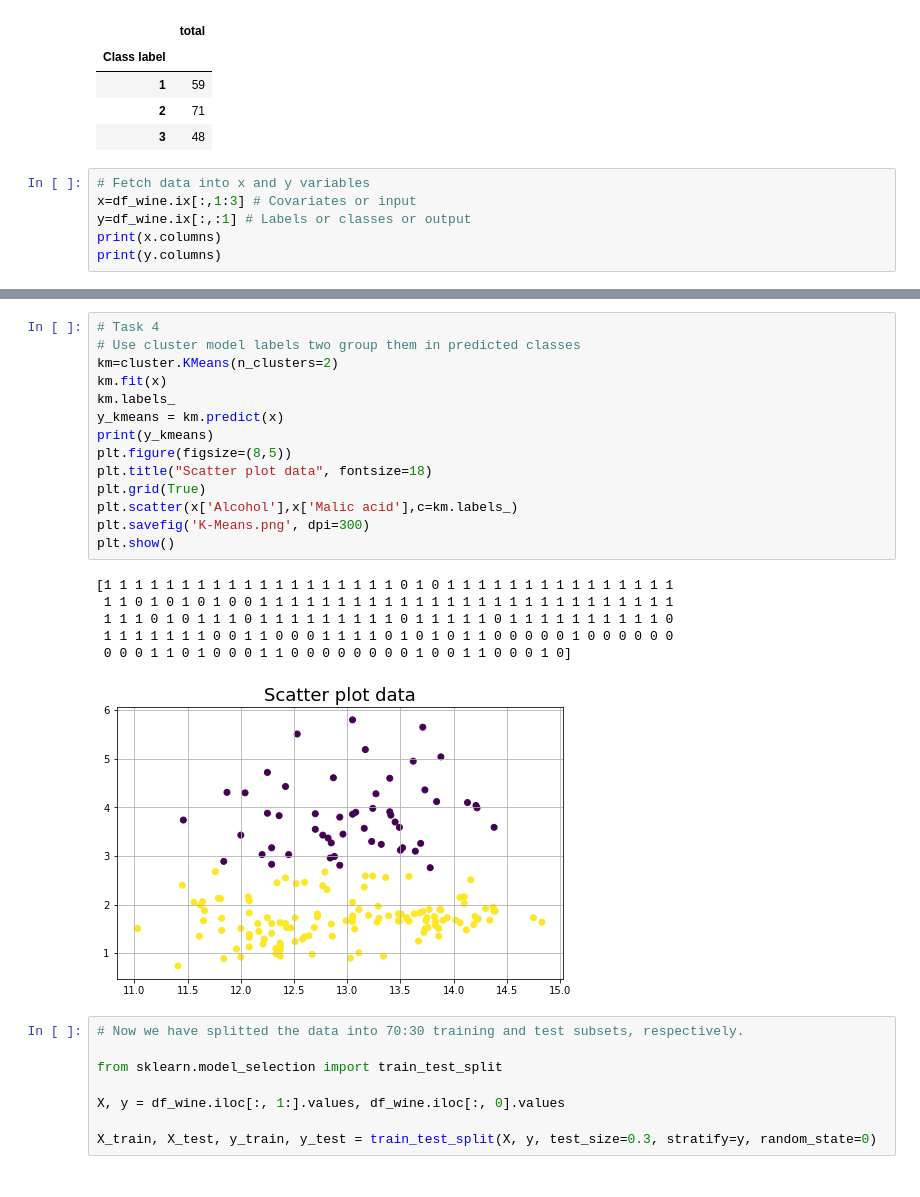
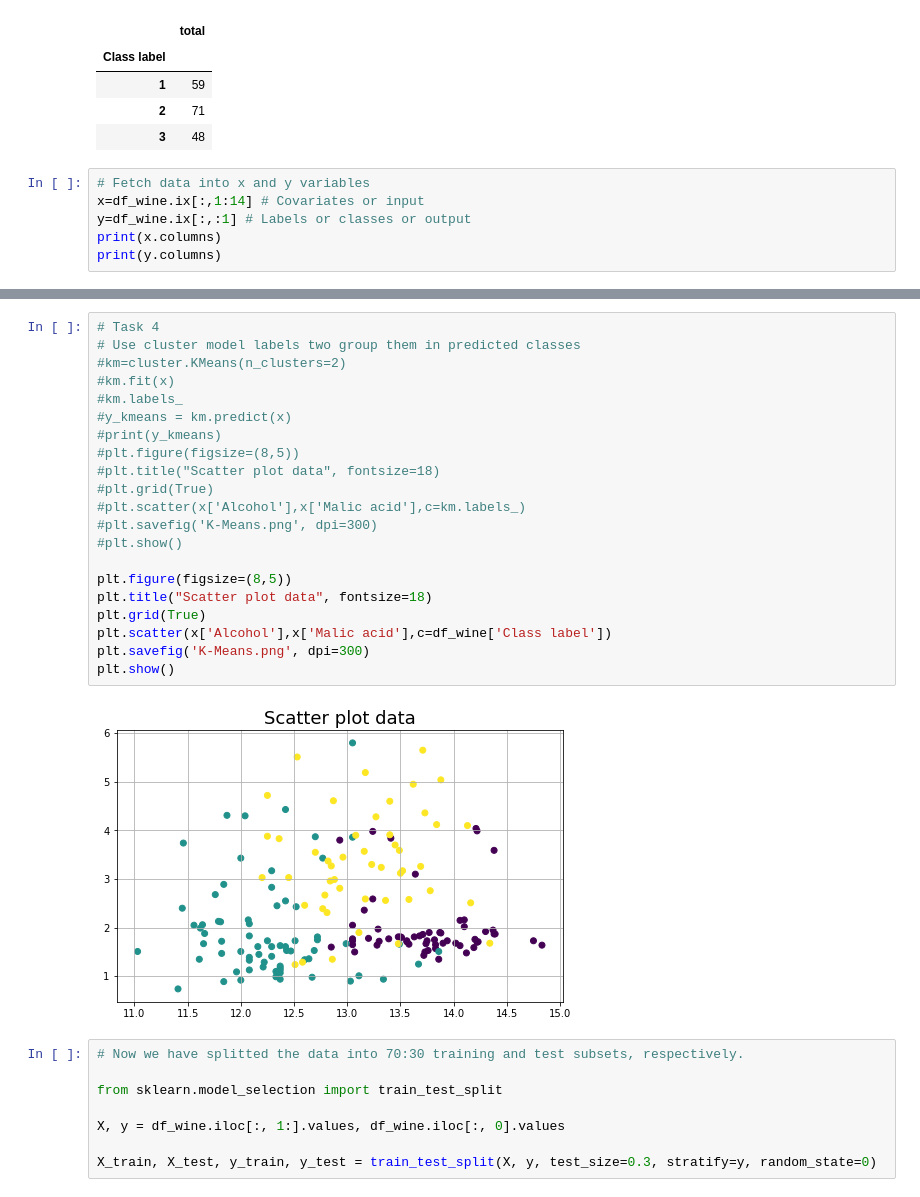
Before and after one commit to OnePassio/CE888, a Jupyter notebook: Lab3_Assignment.ipynb, the cells around one changed output, grey strips where cells are left out. Saved outputs shown, nothing was run; the diff lists cells and outputs as text.

```diff
--- a/Lab3_Assignment.ipynb
+++ b/Lab3_Assignment.ipynb
@@ -332,7 +332,7 @@ df1.groupby('Class label').count()
 | 3 | 48 |
 # %%
 # Fetch data into x and y variables
-x=df_wine.ix[:,1:3] # Covariates or input
+x=df_wine.ix[:,1:14] # Covariates or input
 y=df_wine.ix[:,:1] # Labels or classes or output
 print(x.columns)
 print(y.columns)
@@ -376,24 +380,26 @@ plt.show()
 # %%
 # Task 4
 # Use cluster model labels two group them in predicted classes
-km=cluster.KMeans(n_clusters=2)
-km.fit(x)
-km.labels_
-y_kmeans = km.predict(x)
-print(y_kmeans)
+#km=cluster.KMeans(n_clusters=2)
+#km.fit(x)
+#km.labels_
+#y_kmeans = km.predict(x)
+#print(y_kmeans)
+#plt.figure(figsize=(8,5))
+#plt.title("Scatter plot data", fontsize=18)
+#plt.grid(True)
+#plt.scatter(x['Alcohol'],x['Malic acid'],c=km.labels_)
+#plt.savefig('K-Means.png', dpi=300)
+#plt.show()
+
 plt.figure(figsize=(8,5))
 plt.title("Scatter plot data", fontsize=18)
 plt.grid(True)
-plt.scatter(x['Alcohol'],x['Malic acid'],c=km.labels_)
+plt.scatter(x['Alcohol'],x['Malic acid'],c=df_wine['Class label'])
 plt.savefig('K-Means.png', dpi=300)
 plt.show()
 # %% [output]
-[1 1 1 1 1 1 1 1 1 1 1 1 1 1 1 1 1 1 1 0 1 0 1 1 1 1 1 1 1 1 1 1 1 1 1 1 1
- 1 1 0 1 0 1 0 1 0 0 1 1 1 1 1 1 1 1 1 1 1 1 1 1 1 1 1 1 1 1 1 1 1 1 1 1 1
- 1 1 1 0 1 0 1 1 1 0 1 1 1 1 1 1 1 1 1 0 1 1 1 1 1 0 1 1 1 1 1 1 1 1 1 1 0
- 1 1 1 1 1 1 1 0 0 1 1 0 0 0 1 1 1 1 0 1 0 1 0 1 1 0 0 0 0 0 1 0 0 0 0 0 0
- 0 0 0 1 1 0 1 0 0 0 1 1 0 0 0 0 0 0 0 0 1 0 0 1 1 0 0 0 1 0]
-[figure, old version]
+[figure, new version]
 # %%
 # Now we have splitted the data into 70:30 training and test subsets, respectively.
 
```
Also changed, not shown: parts of 3 cells of this notebook.
